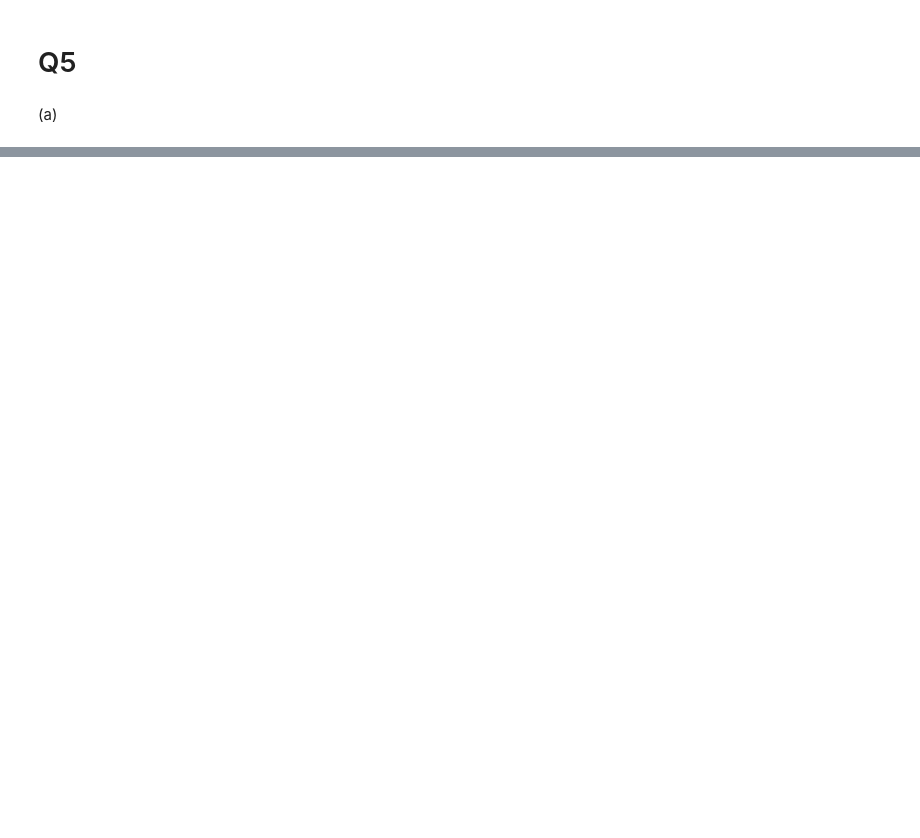
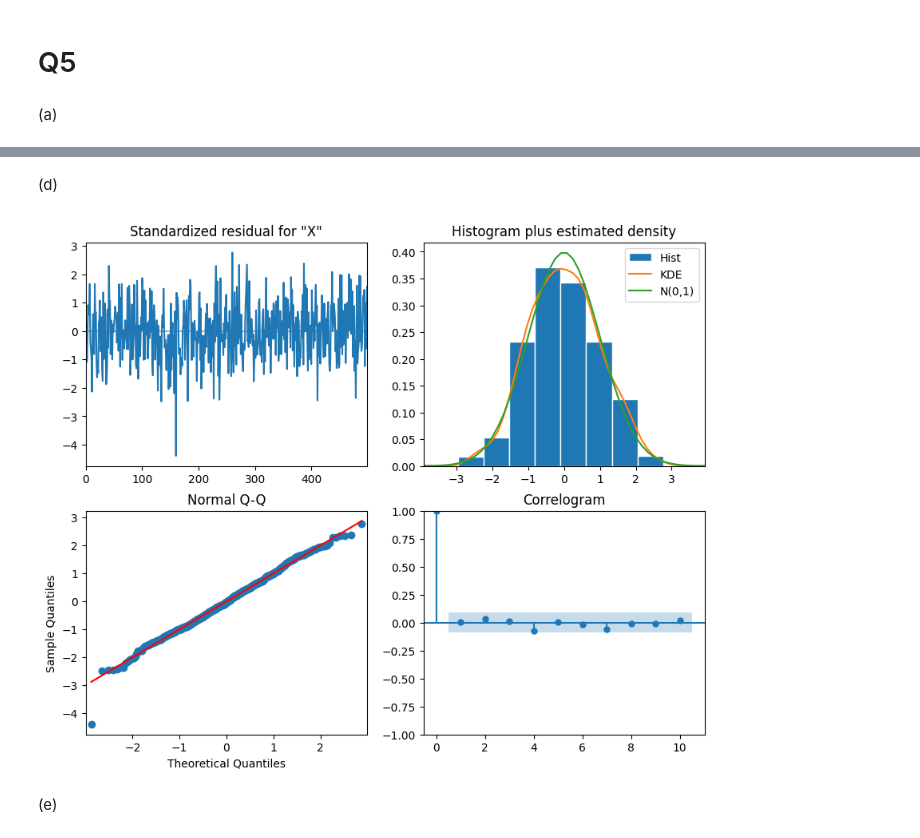
Before and after one commit to Kevin-finance/BUSN-41910-Time-series, a Jupyter notebook: src/Week2/HW2_MSK.ipynb, the cells around one changed output, grey strips where cells are left out. Cells and saved outputs as stored; diff of their text form; code cells hidden in the pictures; blank space fills up the shorter version.

```diff
--- a/src/Week2/HW2_MSK.ipynb
+++ b/src/Week2/HW2_MSK.ipynb
@@ -78,0 +123,13 @@ pd.DataFrame(temp)
+# %% [markdown]
+(d)
+# %%
+# Fit ARIMA model
+model = ARIMA(endog = xy.loc[:,"X"],order=(2, 0, 0)).fit()
+
+# Plot residual diagnostics
+model.plot_diagnostics(figsize=(10, 8))
+plt.show()
+# %% [output]
+[figure, added]
+# %% [markdown]
+(e)
```
Also changed, not shown: parts of 63 cells of this notebook.
